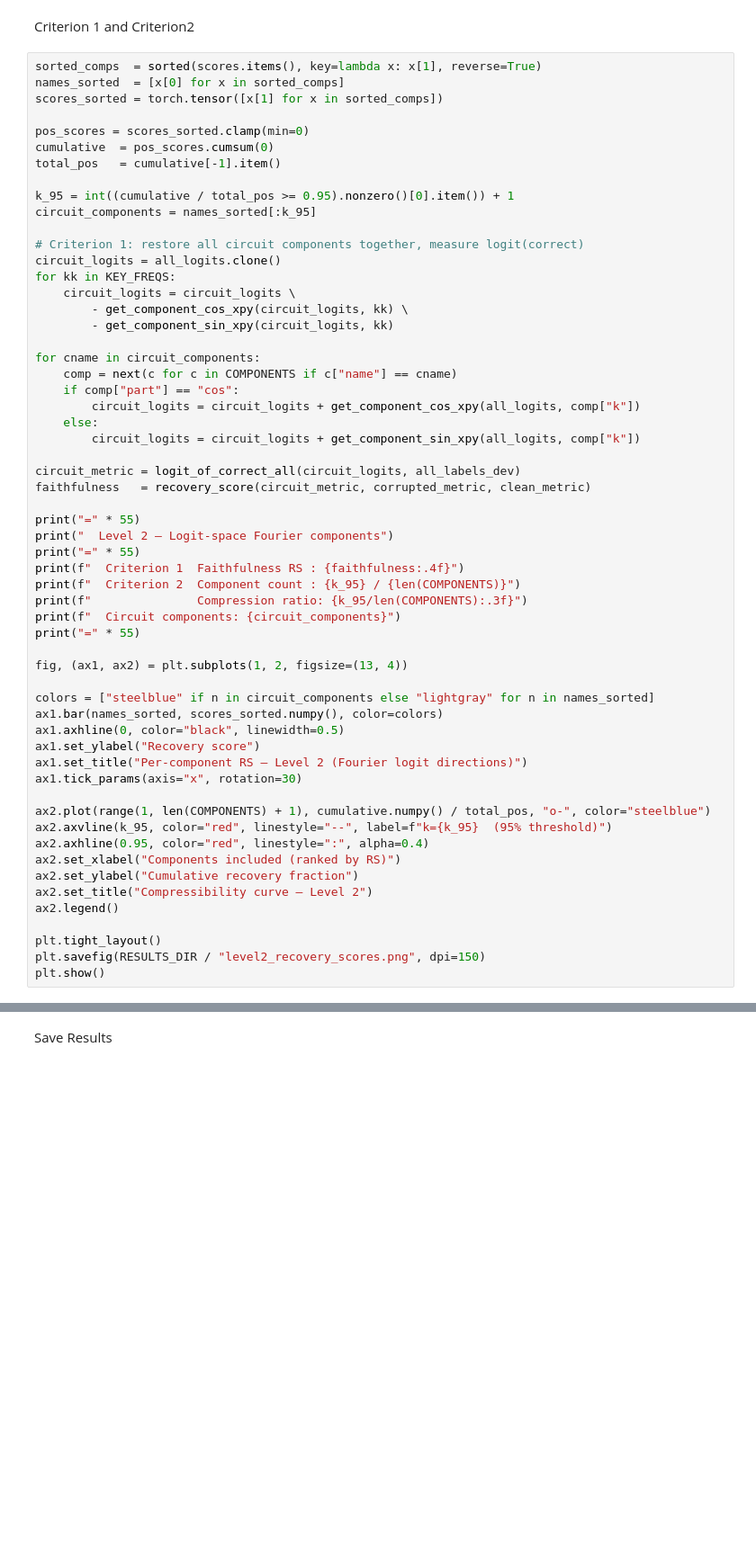
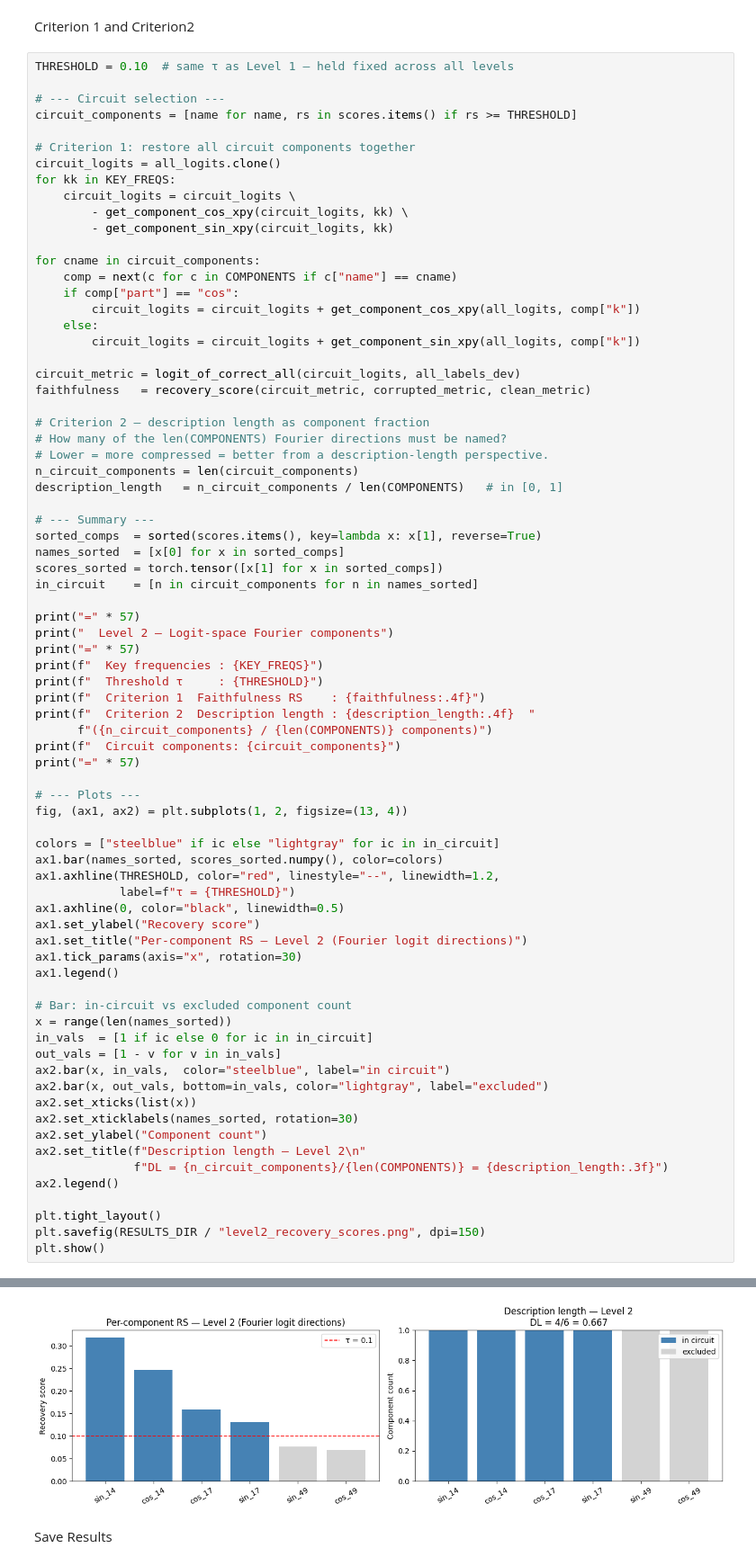
Before and after one commit to GabraxVolz1/Thesis, a Jupyter notebook: notebooks/03_level2_heads.ipynb, the cells around one changed output, grey strips where cells are left out. Shown at 90% size. Saved outputs shown, nothing was run; the diff lists cells and outputs as text; blank space fills up the shorter version.

```diff
--- a/notebooks/03_level2_heads.ipynb
+++ b/notebooks/03_level2_heads.ipynb
@@ -214,18 +225,12 @@ for comp in tqdm(COMPONENTS, desc="Patching frequency components"):
 # %% [markdown]
 Criterion 1 and Criterion2
 # %%
-sorted_comps  = sorted(scores.items(), key=lambda x: x[1], reverse=True)
-names_sorted  = [x[0] for x in sorted_comps]
-scores_sorted = torch.tensor([x[1] for x in sorted_comps])
+THRESHOLD = 0.10  # same τ as Level 1 — held fixed across all levels
 
-pos_scores = scores_sorted.clamp(min=0)
-cumulative  = pos_scores.cumsum(0)
-total_pos   = cumulative[-1].item()
+# --- Circuit selection ---
+circuit_components = [name for name, rs in scores.items() if rs >= THRESHOLD]
 
-k_95 = int((cumulative / total_pos >= 0.95).nonzero()[0].item()) + 1
-circuit_components = names_sorted[:k_95]
-
-# Criterion 1: restore all circuit components together, measure logit(correct)
+# Criterion 1: restore all circuit components together
 circuit_logits = all_logits.clone()
 for kk in KEY_FREQS:
     circuit_logits = circuit_logits \
@@ -242,32 +247,56 @@ for cname in circuit_components:
 circuit_metric = logit_of_correct_all(circuit_logits, all_labels_dev)
 faithfulness   = recovery_score(circuit_metric, corrupted_metric, clean_metric)
 
-print("=" * 55)
+# Criterion 2 — description length as component fraction
+# How many of the len(COMPONENTS) Fourier directions must be named?
+# Lower = more compressed = better from a description-length perspective.
+n_circuit_components = len(circuit_components)
+description_length   = n_circuit_components / len(COMPONENTS)   # in [0, 1]
+
+# --- Summary ---
+sorted_comps  = sorted(scores.items(), key=lambda x: x[1], reverse=True)
+names_sorted  = [x[0] for x in sorted_comps]
+scores_sorted = torch.tensor([x[1] for x in sorted_comps])
+in_circuit    = [n in circuit_components for n in names_sorted]
+
+print("=" * 57)
 print("  Level 2 — Logit-space Fourier components")
-print("=" * 55)
-print(f"  Criterion 1  Faithfulness RS : {faithfulness:.4f}")
-print(f"  Criterion 2  Component count : {k_95} / {len(COMPONENTS)}")
-print(f"               Compression ratio: {k_95/len(COMPONENTS):.3f}")
+print("=" * 57)
+print(f"  Key frequencies : {KEY_FREQS}")
+print(f"  Threshold τ     : {THRESHOLD}")
+print(f"  Criterion 1  Faithfulness RS    : {faithfulness:.4f}")
+print(f"  Criterion 2  Description length : {description_length:.4f}  "
+      f"({n_circuit_components} / {len(COMPONENTS)} components)")
 print(f"  Circuit components: {circuit_components}")
-print("=" * 55)
+print("=" * 57)
 
+# --- Plots ---
 fig, (ax1, ax2) = plt.subplots(1, 2, figsize=(13, 4))
 
-colors = ["steelblue" if n in circuit_components else "lightgray" for n in names_sorted]
+colors = ["steelblue" if ic else "lightgray" for ic in in_circuit]
 ax1.bar(names_sorted, scores_sorted.numpy(), color=colors)
+ax1.axhline(THRESHOLD, color="red", linestyle="--", linewidth=1.2,
+            label=f"τ = {THRESHOLD}")
 ax1.axhline(0, color="black", linewidth=0.5)
 ax1.set_ylabel("Recovery score")
 ax1.set_title("Per-component RS — Level 2 (Fourier logit directions)")
 ax1.tick_params(axis="x", rotation=30)
+ax1.legend()
 
-ax2.plot(range(1, len(COMPONENTS) + 1), cumulative.numpy() / total_pos, "o-", color="steelblue")
-ax2.axvline(k_95, color="red", linestyle="--", label=f"k={k_95}  (95% threshold)")
-ax2.axhline(0.95, color="red", linestyle=":", alpha=0.4)
-ax2.set_xlabel("Components included (ranked by RS)")
-ax2.set_ylabel("Cumulative recovery fraction")
-ax2.set_title("Compressibility curve — Level 2")
+# Bar: in-circuit vs excluded component count
+x = range(len(names_sorted))
+in_vals  = [1 if ic else 0 for ic in in_circuit]
+out_vals = [1 - v for v in in_vals]
+ax2.bar(x, in_vals,  color="steelblue", label="in circuit")
+ax2.bar(x, out_vals, bottom=in_vals, color="lightgray", label="excluded")
+ax2.set_xticks(list(x))
+ax2.set_xticklabels(names_sorted, rotation=30)
+ax2.set_ylabel("Component count")
+ax2.set_title(f"Description length — Level 2\n"
+              f"DL = {n_circuit_components}/{len(COMPONENTS)} = {description_length:.3f}")
 ax2.legend()
 
 plt.tight_layout()
 plt.savefig(RESULTS_DIR / "level2_recovery_scores.png", dpi=150)
 plt.show()
+# %% [output]
@@ -274,3 +312,4 @@ plt.show()
+[figure, added]
 # %% [markdown]
 Save Results
 # %%
```
Also changed, not shown: parts of 34 cells of this notebook, 3 other files.
